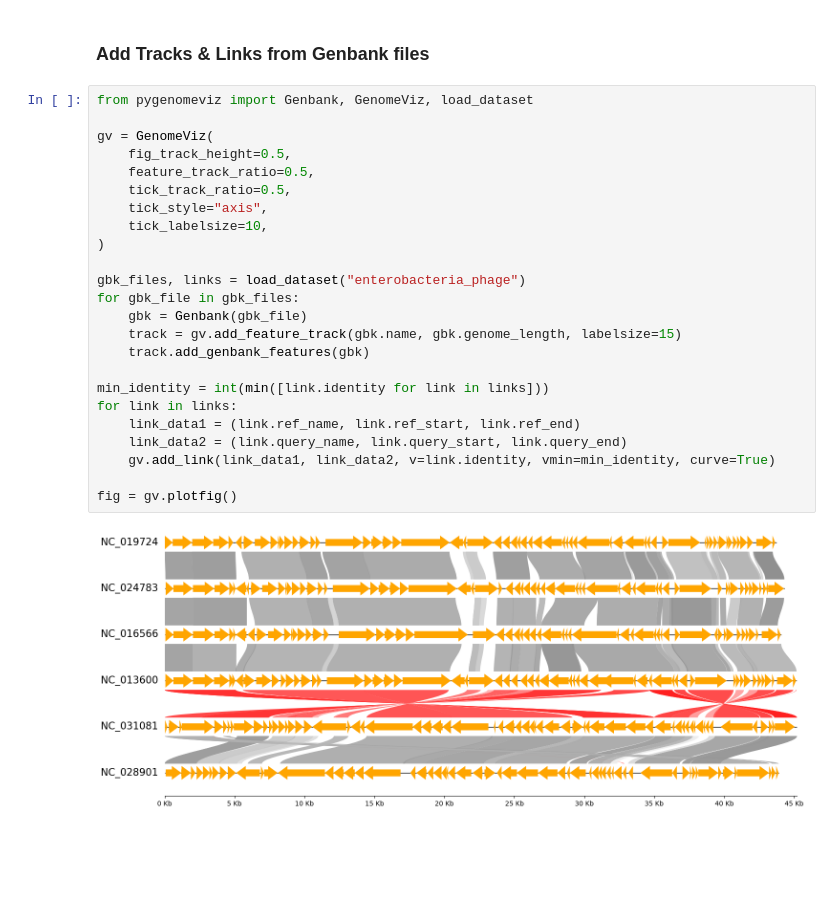
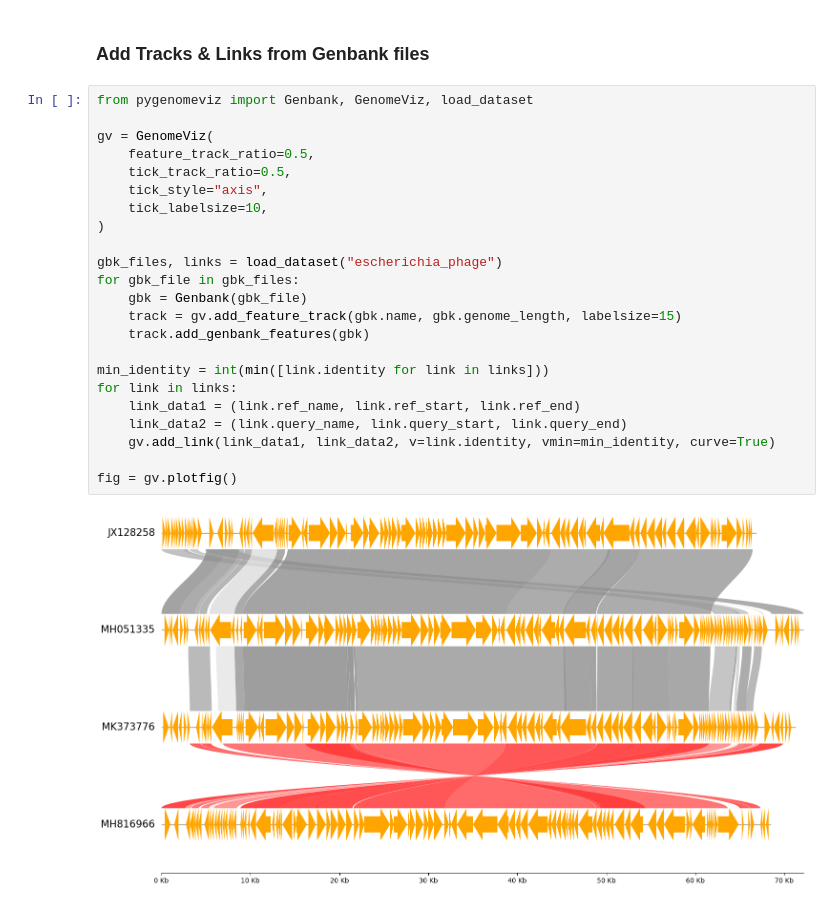
Before and after one commit to moshi4/pyGenomeViz, a Jupyter notebook: docs/getting_started.ipynb, the cells around one changed output. Cells and saved outputs as stored; diff of their text form; blank space fills up the shorter version.

```diff
--- a/docs/getting_started.ipynb
+++ b/docs/getting_started.ipynb
@@ -124,26 +169,25 @@ fig = gv.plotfig()
 # %%
 from pygenomeviz import Genbank, GenomeViz, load_dataset
 
 gv = GenomeViz(
-    fig_track_height=0.5,
     feature_track_ratio=0.5,
     tick_track_ratio=0.5,
     tick_style="axis",
     tick_labelsize=10,
 )
 
-gbk_files, links = load_dataset("enterobacteria_phage")
+gbk_files, links = load_dataset("escherichia_phage")
 for gbk_file in gbk_files:
     gbk = Genbank(gbk_file)
     track = gv.add_feature_track(gbk.name, gbk.genome_length, labelsize=15)
     track.add_genbank_features(gbk)
 
 min_identity = int(min([link.identity for link in links]))
 for link in links:
     link_data1 = (link.ref_name, link.ref_start, link.ref_end)
     link_data2 = (link.query_name, link.query_start, link.query_end)
     gv.add_link(link_data1, link_data2, v=link.identity, vmin=min_identity, curve=True)
 
 fig = gv.plotfig()
 # %% [output]
-[figure, old version]
+[figure, new version]
```
Also changed, not shown: parts of 11 cells of this notebook, 16 other files.
